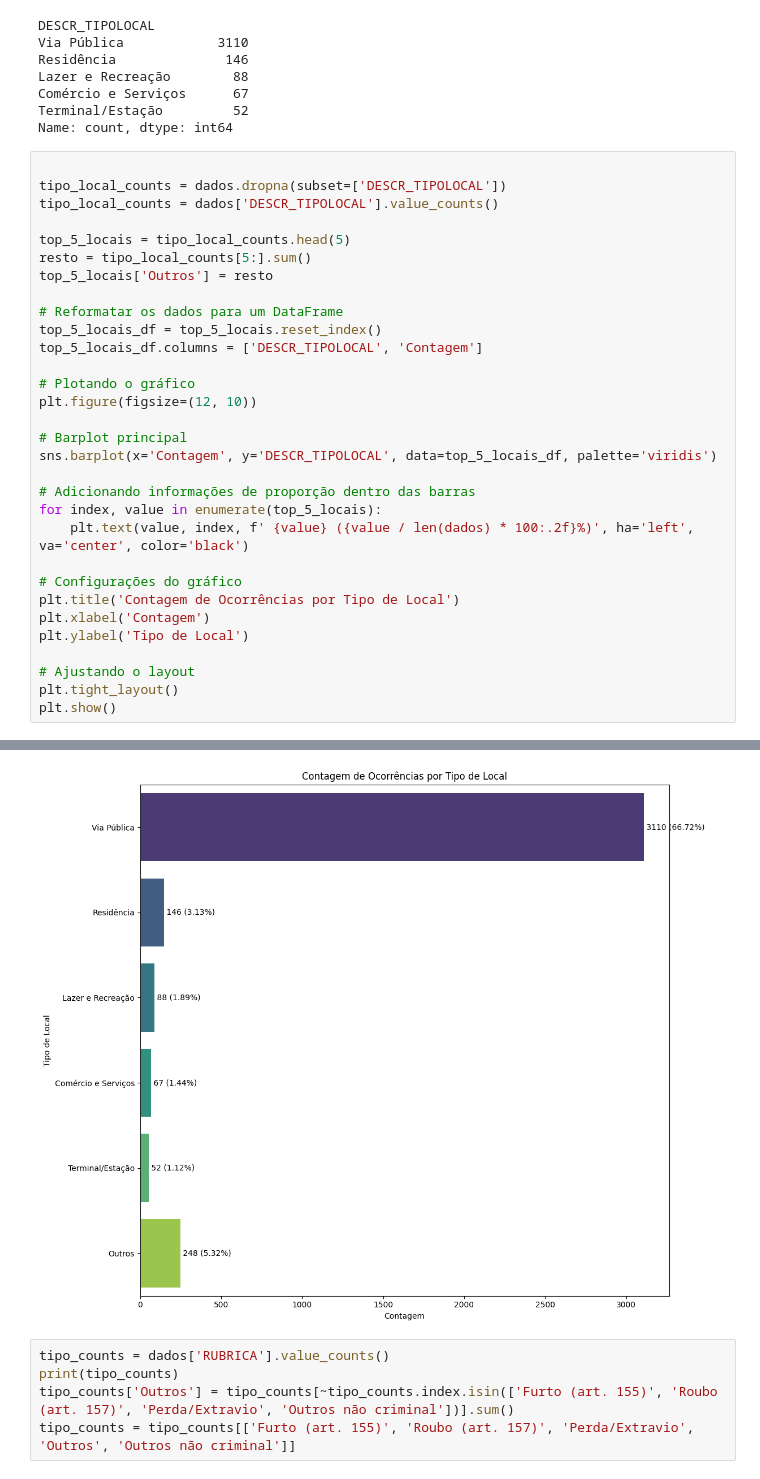
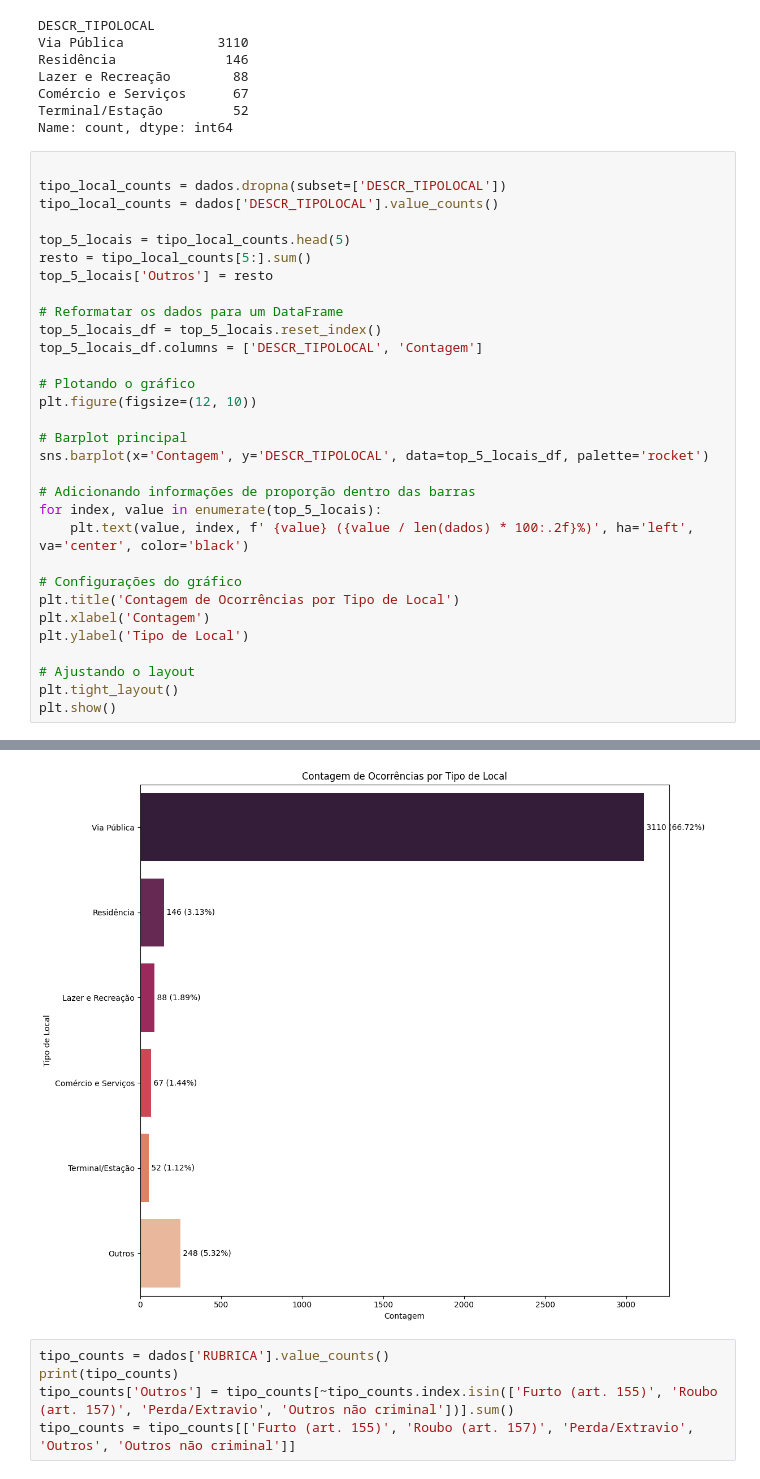
Before and after one commit to mranjos/InfoVis_MECAI, a Jupyter notebook: notebooks/explore_2023_celular.ipynb, the cells around one changed output, grey strips where cells are left out. Drawn from its saved outputs; the diff is of its cells as text.

```diff
--- a/notebooks/explore_2023_celular.ipynb
+++ b/notebooks/explore_2023_celular.ipynb
@@ -255,7 +255,7 @@ top_5_locais_df.columns = ['DESCR_TIPOLOCAL', 'Contagem']
 plt.figure(figsize=(12, 10))
 
 # Barplot principal
-sns.barplot(x='Contagem', y='DESCR_TIPOLOCAL', data=top_5_locais_df, palette='viridis')
+sns.barplot(x='Contagem', y='DESCR_TIPOLOCAL', data=top_5_locais_df, palette='rocket')
 
 # Adicionando informações de proporção dentro das barras
 for index, value in enumerate(top_5_locais):
@@ -276,4 +276,4 @@ Passing `palette` without assigning `hue` is deprecated and will be removed in v
-[figure, old version]
+[figure, new version]
 # %%
 tipo_counts = dados['RUBRICA'].value_counts()
 print(tipo_counts)
```
Also changed, not shown: parts of 5 cells of this notebook.
